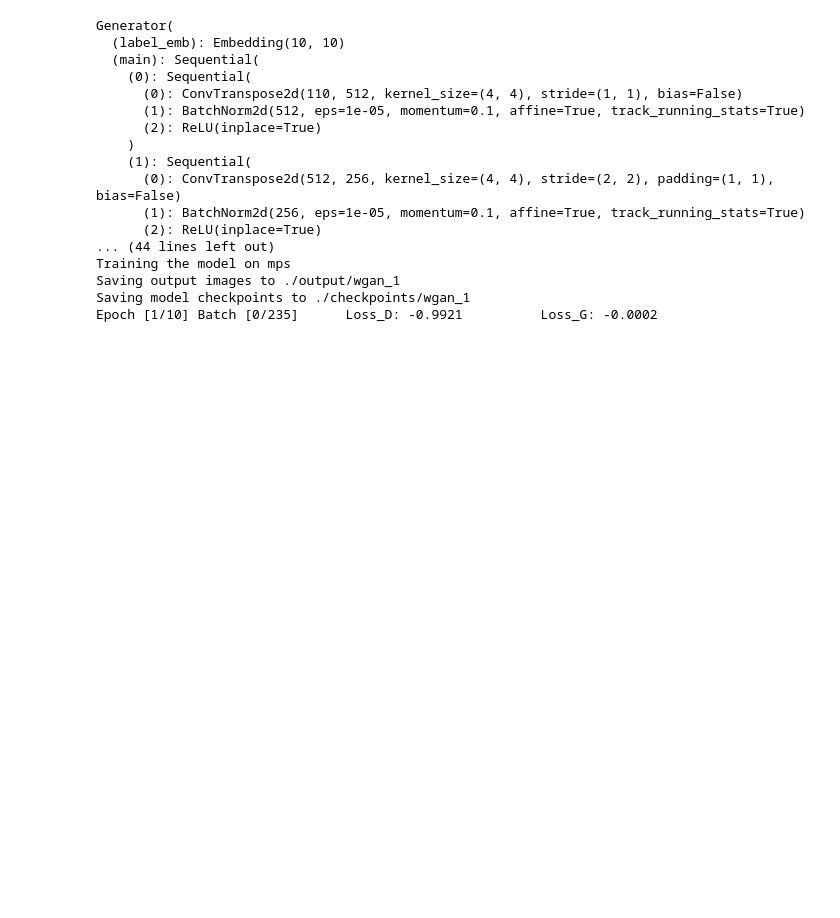
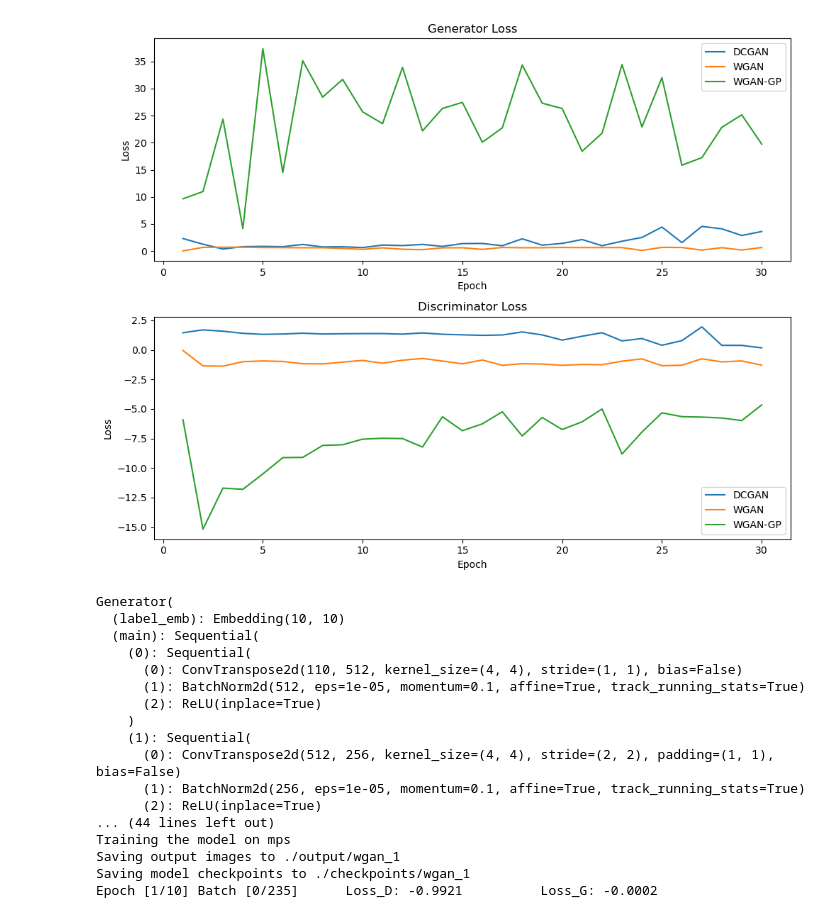
Before and after one commit to iamyufan/deep-learning-exercises, a Jupyter notebook: ex3/test.ipynb, the cells around one changed output. Saved outputs shown, nothing was run; the diff lists cells and outputs as text; code cells hidden in the pictures; blank space fills up the shorter version.

Commit message:
Update image creation

```diff
--- a/ex3/test.ipynb
+++ b/ex3/test.ipynb
@@ -1,3 +1,62 @@
+# %%
+import matplotlib.pyplot as plt
+import numpy as np
+
+# Training data for DCGAN, WGAN, and WGAN-GP
+epochs = 30
+
+# DCGAN Losses (Discriminator and Generator Loss)
+dcgan_d_loss = [1.4536, 1.6962, 1.5821, 1.4034, 1.3163, 1.3450, 1.4133, 1.3477, 1.3676, 1.3815,
+                1.3812, 1.3354, 1.4364, 1.3239, 1.2756, 1.2317, 1.2628, 1.5192, 1.2679, 0.8306,
+                1.1564, 1.4525, 0.7651, 0.9623, 0.3910, 0.7846, 1.9501, 0.3848, 0.3820, 0.1732]
+dcgan_g_loss = [2.3024, 1.2599, 0.3700, 0.8088, 0.8578, 0.7988, 1.2170, 0.7550, 0.7918, 0.6327,
+                1.0975, 1.0003, 1.2218, 0.8492, 1.3724, 1.3983, 0.9766, 2.2540, 1.0843, 1.4050,
+                2.1191, 0.9818, 1.8102, 2.5031, 4.4298, 1.5573, 4.5539, 4.0998, 2.8708, 3.6010]
+
+# WGAN Losses (Discriminator and Generator Loss)
+wgan_d_loss = [-0.0545, -1.3541, -1.3747, -0.9967, -0.9352, -0.9769, -1.1703, -1.1873, -1.0321, -0.8871,
+               -1.1265, -0.8723, -0.7259, -0.9433, -1.1776, -0.8547, -1.3047, -1.1674, -1.2006, -1.3034,
+               -1.2312, -1.2539, -0.9511, -0.7623, -1.3373, -1.2967, -0.7509, -1.0140, -0.9345, -1.2909]
+wgan_g_loss = [0.0196, 0.6734, 0.7023, 0.7016, 0.6461, 0.6288, 0.6013, 0.6055, 0.4881, 0.3114,
+               0.5904, 0.3339, 0.2425, 0.5927, 0.6050, 0.3025, 0.6579, 0.6047, 0.6089, 0.6609,
+               0.6296, 0.6347, 0.6339, 0.1130, 0.6708, 0.6499, 0.1680, 0.6206, 0.1827, 0.6485]
+
+# WGAN-GP Losses (Discriminator and Generator Loss)
+wgangp_d_loss = [-5.9203, -15.1710, -11.6980, -11.8004, -10.4996, -9.1196, -9.0995, -8.0879, -8.0256, -7.5539,
+                 -7.4802, -7.5052, -8.2229, -5.6568, -6.8408, -6.2589, -5.2367, -7.2852, -5.7188, -6.7394,
+                 -6.0859, -5.0005, -8.8174, -6.9493, -5.3270, -5.6495, -5.6849, -5.7629, -5.9808, -4.6547]
+wgangp_g_loss = [9.6482, 10.9880, 24.3580, 4.1465, 37.3847, 14.5125, 35.1466, 28.4269, 31.7082, 25.7107,
+                 23.5267, 33.9185, 22.1881, 26.3408, 27.4536, 20.0970, 22.7428, 34.3674, 27.3106, 26.3261,
+                 18.4229, 21.7606, 34.4352, 22.9181, 32.0207, 15.8503, 17.2429, 22.8481, 25.1553, 19.7426]
+
+# Create figure and subplots
+fig, axs = plt.subplots(2, 1, figsize=(10, 8))
+
+# Plot Generator Loss
+axs[0].plot(range(1, epochs + 1), dcgan_g_loss, label='DCGAN')
+axs[0].plot(range(1, epochs + 1), wgan_g_loss, label='WGAN')
+axs[0].plot(range(1, epochs + 1), wgangp_g_loss, label='WGAN-GP')
+axs[0].set_title('Generator Loss')
+axs[0].set_xlabel('Epoch')
+axs[0].set_ylabel('Loss')
+axs[0].legend()
+
+# Plot Discriminator Loss
+axs[1].plot(range(1, epochs + 1), dcgan_d_loss, label='DCGAN')
+axs[1].plot(range(1, epochs + 1), wgan_d_loss, label='WGAN')
+axs[1].plot(range(1, epochs + 1), wgangp_d_loss, label='WGAN-GP')
+axs[1].set_title('Discriminator Loss')
+axs[1].set_xlabel('Epoch')
+axs[1].set_ylabel('Loss')
+axs[1].legend()
+
+# Adjust layout
+plt.tight_layout()
+
+# Show the plot
+plt.show()
+# %% [output]
+[figure, added]
 # %%
 from typing import Tuple
 import torch
```
Also changed, not shown: 1 other file.
